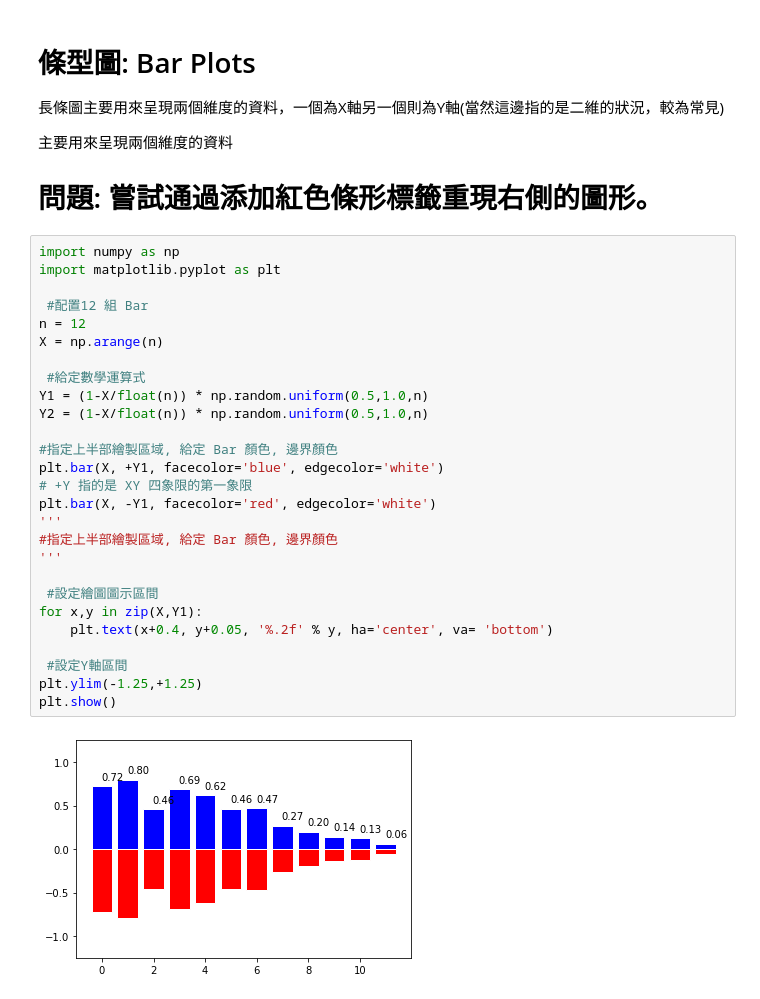
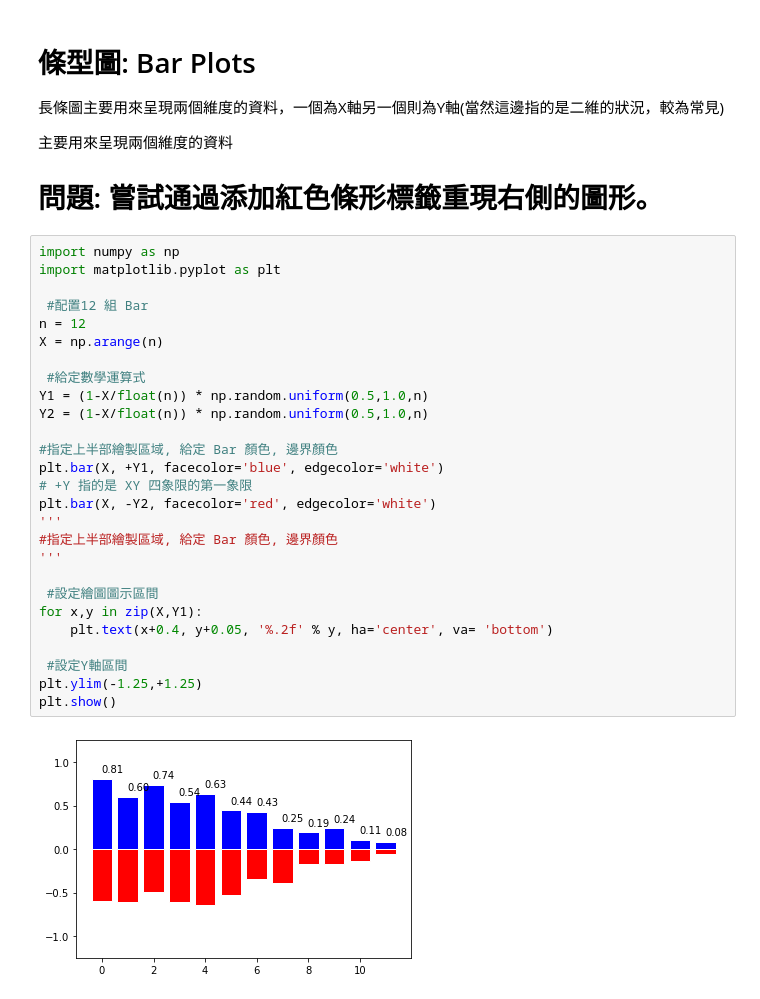
Before and after one commit to kitten1156/1st-Py-DataScienceMarathon, a Jupyter notebook: Day19-Matplotlib.ipynb, the cells around one changed output. Saved outputs shown, nothing was run; the diff lists cells and outputs as text.

```diff
--- a/Day19-Matplotlib.ipynb
+++ b/Day19-Matplotlib.ipynb
@@ -59,29 +59,29 @@ plt.show()
 # %%
 import numpy as np
 import matplotlib.pyplot as plt
 
  #配置12 組 Bar
 n = 12
 X = np.arange(n)
 
  #給定數學運算式
 Y1 = (1-X/float(n)) * np.random.uniform(0.5,1.0,n)
 Y2 = (1-X/float(n)) * np.random.uniform(0.5,1.0,n)
 
 #指定上半部繪製區域, 給定 Bar 顏色, 邊界顏色
 plt.bar(X, +Y1, facecolor='blue', edgecolor='white')
 # +Y 指的是 XY 四象限的第一象限
-plt.bar(X, -Y1, facecolor='red', edgecolor='white')
+plt.bar(X, -Y2, facecolor='red', edgecolor='white')
 '''
 #指定上半部繪製區域, 給定 Bar 顏色, 邊界顏色
 '''
 
  #設定繪圖圖示區間
 for x,y in zip(X,Y1):
     plt.text(x+0.4, y+0.05, '%.2f' % y, ha='center', va= 'bottom')
 
  #設定Y軸區間
 plt.ylim(-1.25,+1.25)
 plt.show()
 # %% [output]
-[figure, old version]
+[figure, new version]
```
